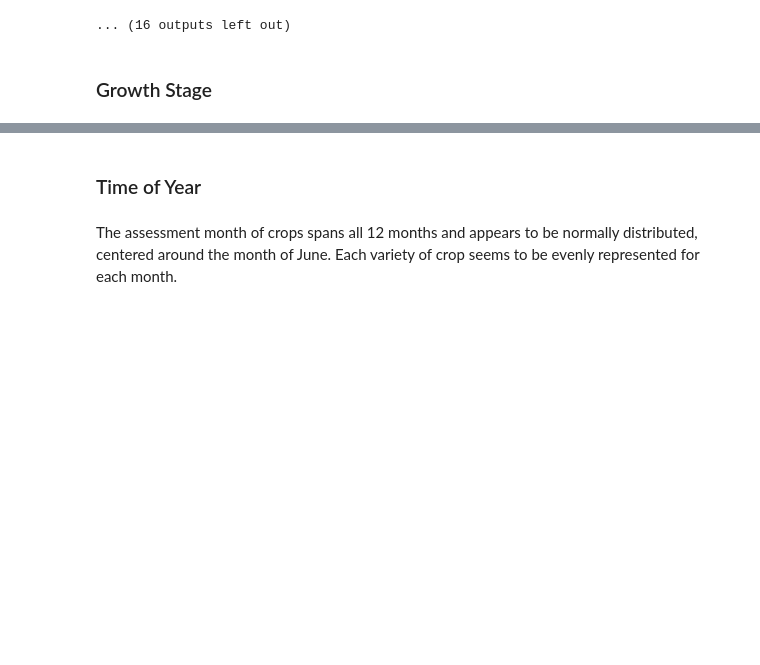
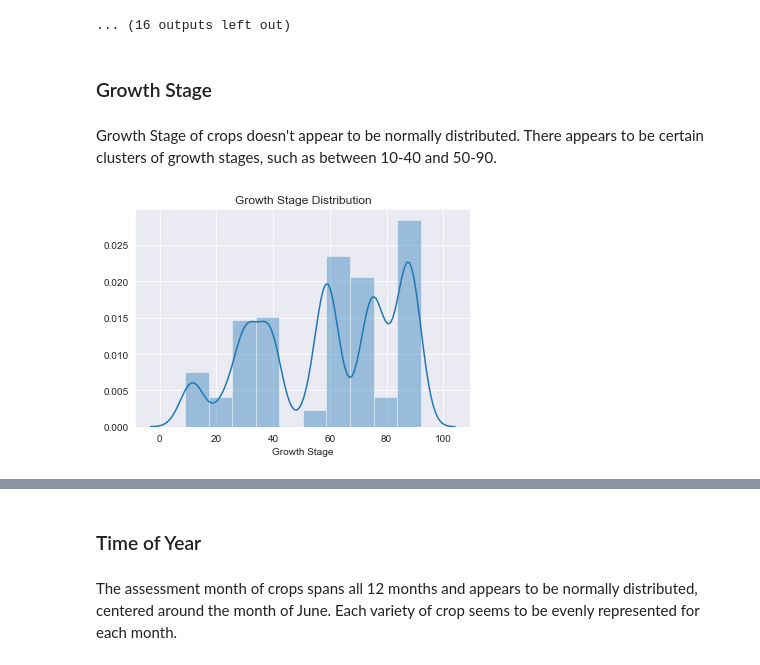
Before and after one commit to Chris95cam/PepsiCo-Data-Science-Challenge, a Jupyter notebook: PepsiCo.ipynb, the cells around one changed output, grey strips where cells are left out. Drawn from its saved outputs; the diff is of its cells as text; code cells hidden in the pictures; blank space fills up the shorter version.

```diff
--- a/PepsiCo.ipynb
+++ b/PepsiCo.ipynb
@@ -178,3 +194,11 @@ for Type in sorted(df['Assessment Type'].unique()):
 ... (16 outputs left out)
 # %% [markdown]
 ### Growth Stage
+# %% [markdown]
+Growth Stage of crops doesn't appear to be normally distributed. There appears to be certain clusters of growth stages, such as between 10-40 and 50-90.
+# %%
+sns.distplot(df['Growth Stage'],bins=10)
+plt.title('Growth Stage Distribution')
+plt.show()
+# %% [output]
+[figure, added]
```
Also changed, not shown: parts of 39 cells of this notebook.
